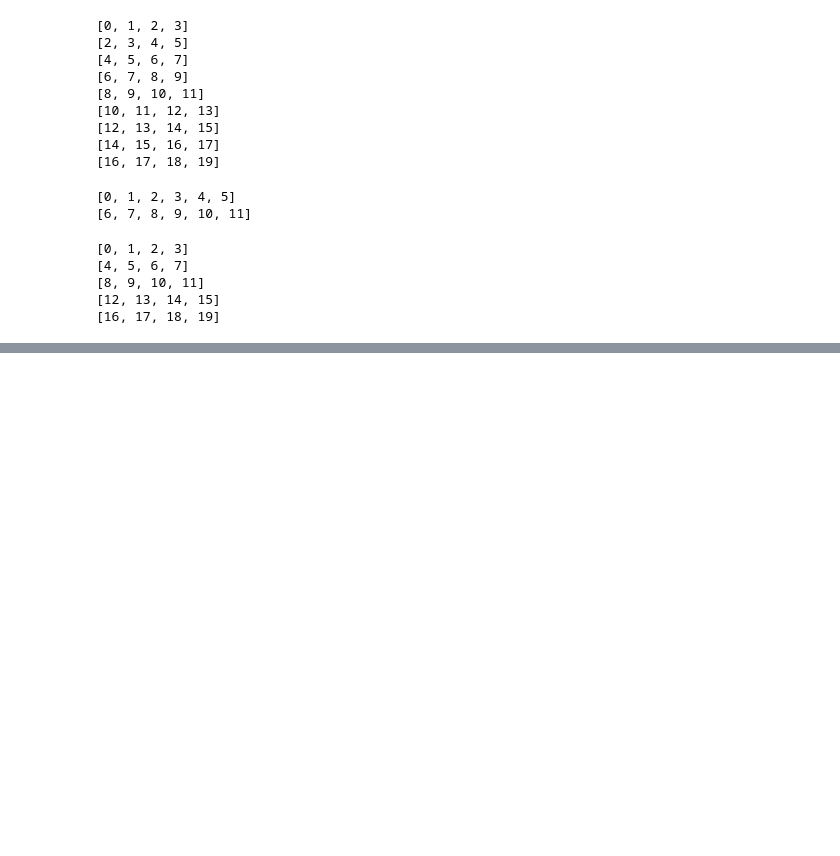
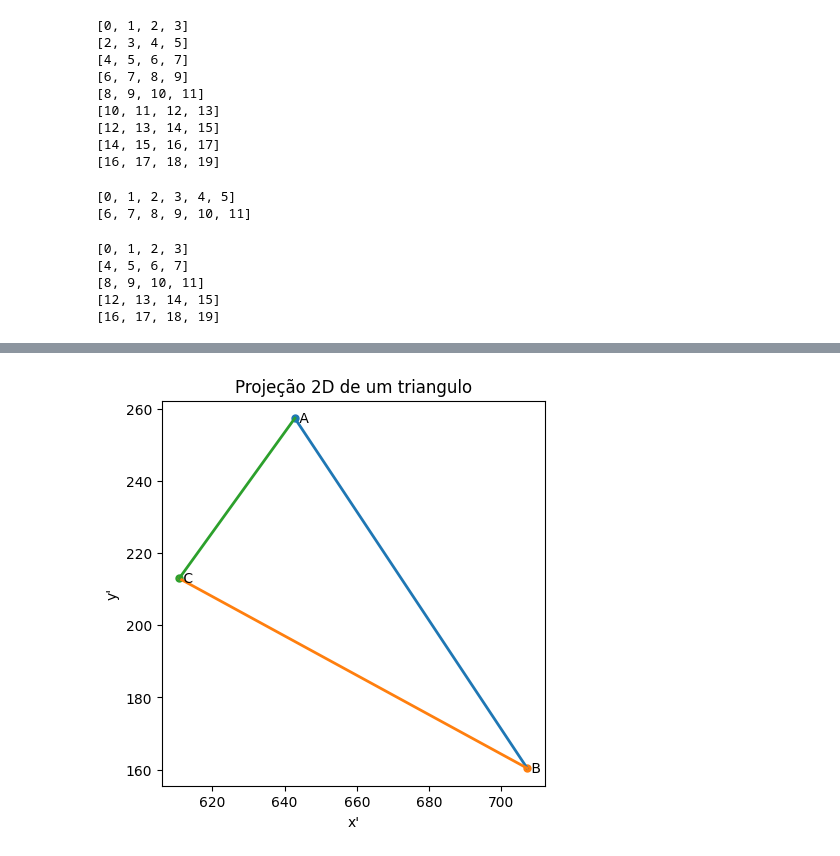
Before and after one commit to alfredjynx/Renderizador, a Jupyter notebook: test.ipynb, the cells around one changed output, grey strips where cells are left out. Drawn from its saved outputs; the diff is of its cells as text; code cells hidden in the pictures; blank space fills up the shorter version.

```diff
--- a/test.ipynb
+++ b/test.ipynb
@@ -44,0 +300,93 @@ for p in range(0, 18, 4):
+# %%
+import numpy as np
+import matplotlib.pyplot as plt
+
+width = 800   # largura da tela
+height = 600  # altura da tela
+near = 0.01   # plano de corte próximo
+far = 1000    # plano de corte distante
+
+
+
+def rotation_matrix(qr, qi, qj, qk):
+    return np.array([
+        [1 - 2*(qj**2 + qk**2), 2*(qi*qj - qk*qr), 2*(qi*qk + qj*qr), 0],
+        [2*(qi*qj + qk+qr), 1 - 2*(qi**2 + qk**2), 2*(qj*qk - qi*qr), 0],
+        [2*(qi*qk - qj*qr), 2*(qj*qk + qi*qr), 1 - 2*(qi**2 + qj**2), 0],
+        [0, 0, 0, 1]
+    ])
+
+def translation_matrix(x, y, z):
+    return np.array([
+        [1, 0, 0, -x],
+        [0, 1, 0, -y],
+        [0, 0, 1, -z],
+        [0, 0, 0, 1]
+    ])
+
+def perspective_matrix(far, near, right, top):
+    return np.array([
+        [near/right, 0, 0, 0],
+        [0, near/top, 0, 0],
+        [0, 0, -((far+near)/(far-near)), -(2*far*near)/(far-near)],
+        [0, 0, -1, 0]
+    ])
+
+def screen_transformation(W,H):
+    return np.array([
+        [W/2, 0, 0, W/2],
+        [0, -H/2, 0, H/2],
+        [0, 0, 1, 0],
+        [0, 0, 0, 1]
+    ])
+
+
+
+position = [0.0, 0.0, -5.0]
+orientation = [0.0, -1.0, 0.0, 3.1415]
+fieldOfView = 0.7853981633974483
+
+aspect = width/height
+
+top = near * np.tan(fieldOfView/2)
+bottom = -top
+right = top*aspect
+left = -right
+
+triangulo = np.array([
+    [0.0, -4.0, 0.0, 1],
+    [5.0, 4.0, 0.0, 1],
+    [-5.0, 4.0, 0.0, 1]
+]).T
+
+translation = translation_matrix(position[0], position[1], position[2])
+
+rot = rotation_matrix(orientation[0], orientation[1], orientation[2], orientation[3])
+
+triangulo_projetado = screen_transformation(width, height) @ perspective_matrix(far, near, right, top) @ np.linalg.inv(rot) @ translation @ triangulo
+
+edges = [
+    ("A","B"), ("B","C"), ("C","A")
+]
+
+labels = ["A", "B", "C"]
+
+pts = {lbl: (triangulo_projetado[0][i]/triangulo_projetado[3][i], triangulo_projetado[1][i]/triangulo_projetado[3][i]) for i, lbl in enumerate(labels)}
+
+fig, ax = plt.subplots(figsize=(5, 5))
+for u, v in edges:
+    x0, y0 = pts[u]
+    x1, y1 = pts[v]
+    ax.plot([x0, x1], [y0, y1], linewidth=2)
+
+for lbl, (x, y) in pts.items():
+    ax.scatter([x], [y], s=25)
+    ax.text(x, y, f" {lbl}", va="center", ha="left")
+
+ax.set_aspect("equal", adjustable="box")
+ax.set_xlabel("x'")
+ax.set_ylabel("y'")
+ax.set_title("Projeção 2D de um triangulo")
+plt.show()
+# %% [output]
+[figure, added]
```
Also changed, not shown: parts of 3 cells of this notebook.
